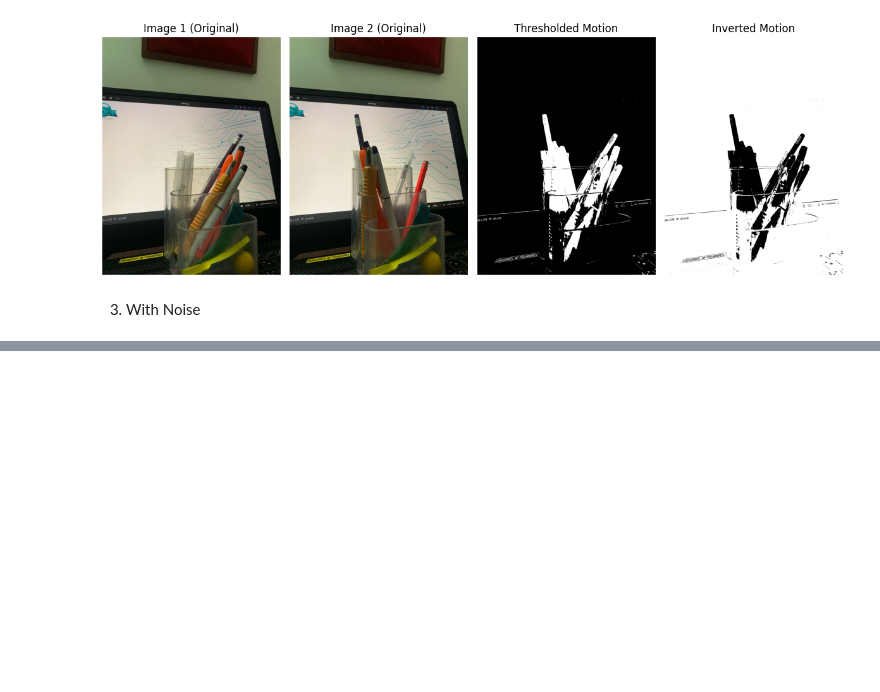
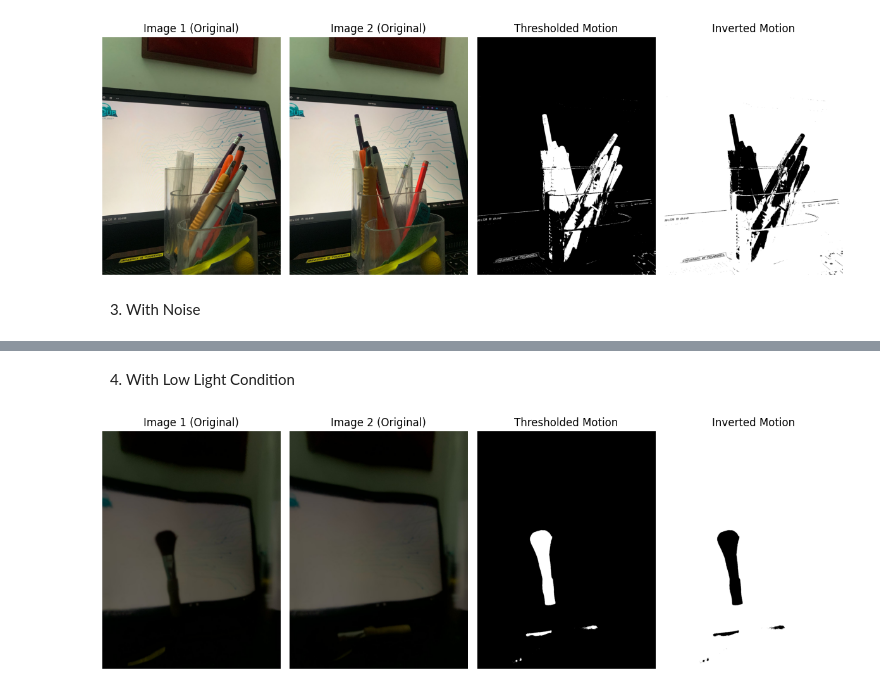
Before and after one commit to DilshanGDT/Learnings-CV, a Jupyter notebook: MotionDetection/test.ipynb, the cells around one changed output, grey strips where cells are left out. Cells and saved outputs as stored; diff of their text form; code cells hidden in the pictures; blank space fills up the shorter version.

Commit message:
testing the algorithm with low light condition

```diff
--- a/MotionDetection/test.ipynb
+++ b/MotionDetection/test.ipynb
@@ -202,0 +205,68 @@ if __name__ == "__main__":
+# %% [markdown]
+4. With Low Light Condition
+# %%
+import cv2
+import numpy as np
+import matplotlib.pyplot as plt
+
+def differential_motion_analysis(image1_path, image2_path, threshold_value=30):
+    # Load the images
+    img1 = cv2.imread(image1_path)
+    img2 = cv2.imread(image2_path)
+
+    # Check if images are loaded properly
+    if img1 is None or img2 is None:
+        print("Error: One of the images didn't load properly.")
+        return None
+
+    # Convert images to grayscale
+    gray1 = cv2.cvtColor(img1, cv2.COLOR_BGR2GRAY)
+    gray2 = cv2.cvtColor(img2, cv2.COLOR_BGR2GRAY)
+
+    # Compute absolute difference
+    diff = cv2.absdiff(gray1, gray2)
+
+    # Apply binary threshold to highlight motion areas
+    _, thresh = cv2.threshold(diff, threshold_value, 255, cv2.THRESH_BINARY)
+
+    # Invert the final thresholded image for better visibility
+    inverted = cv2.bitwise_not(thresh)
+
+    # Convert original images from BGR (OpenCV format) to RGB (Matplotlib format)
+    img1_rgb = cv2.cvtColor(img1, cv2.COLOR_BGR2RGB)
+    img2_rgb = cv2.cvtColor(img2, cv2.COLOR_BGR2RGB)
+
+    # Plot the images using Matplotlib
+    plt.figure(figsize=(12, 5))
+
+    plt.subplot(1, 4, 1)
+    plt.imshow(img1_rgb)
+    plt.title("Image 1 (Original)")
+    plt.axis("off")
+
+    plt.subplot(1, 4, 2)
+    plt.imshow(img2_rgb)
+    plt.title("Image 2 (Original)")
+    plt.axis("off")
+
+    plt.subplot(1, 4, 3)
+    plt.imshow(thresh, cmap="gray")
+    plt.title("Thresholded Motion")
+    plt.axis("off")
+
+    plt.subplot(1, 4, 4)
+    plt.imshow(inverted, cmap="gray")
+    plt.title("Inverted Motion")
+    plt.axis("off")
+
+    plt.tight_layout()
+    plt.show()
+
+if __name__ == "__main__":
+    # Replace with the paths to your images
+    image1_path = "Images/lowLight.jpg"
+    image2_path = "Images/lowLightShifted.jpg"
+
+    differential_motion_analysis(image1_path, image2_path)
+# %% [output]
+[figure, added]
```
Also changed, not shown: parts of 1 cell of this notebook, 2 other files.
